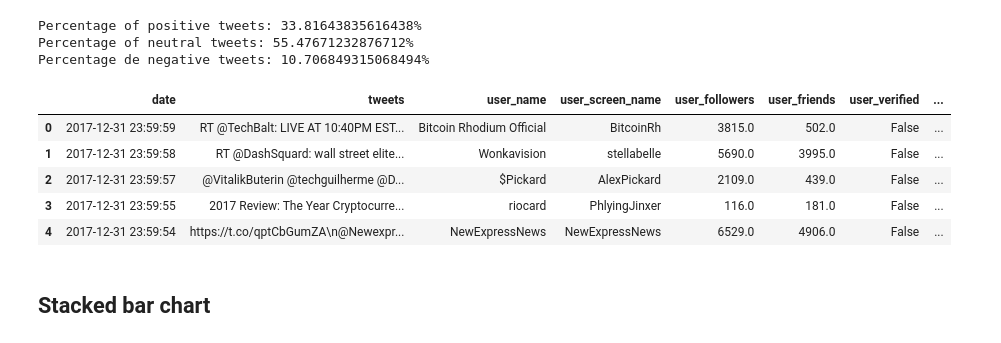
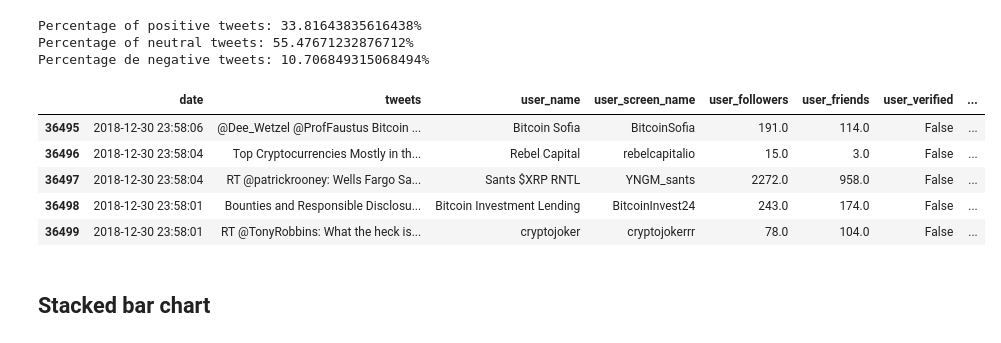
Before and after one commit to HomuraNagato/crypto-markov-ga, a Jupyter notebook: twitter-sentiment/twitter_sentiment_analysis.ipynb, the cells around one changed output. Saved outputs shown, nothing was run; the diff lists cells and outputs as text; code cells hidden in the pictures.

```diff
--- a/twitter-sentiment/twitter_sentiment_analysis.ipynb
+++ b/twitter-sentiment/twitter_sentiment_analysis.ipynb
@@ -142,15 +132,20 @@ sentiment_analysis(S2)
 Percentage of positive tweets: 33.81643835616438%
 Percentage of neutral tweets: 55.47671232876712%
 Percentage de negative tweets: 10.706849315068494%
+# %%
+S2['rounded_hour'] = S2['date'].dt.round('H')
+S2['rounded_day'] = pd.to_datetime(S2['rounded_hour'], format='%Y-%m-%d').dt.strftime('%Y-%m-%d')
+S2['rounded_week'] = pd.to_datetime(S2['rounded_hour'], format='%Y-%m-%d').dt.strftime('%Y-%W')
+S2['rounded_month'] = pd.to_datetime(S2['rounded_hour'], format='%Y-%m-%d').dt.strftime('%Y-%m')
 # %%
-S2.head()
+S2.tail()
 # %% [output]
 |  | date | tweets | user_name | user_screen_name | user_followers | user_friends | user_verified | ... |
-| 0 | 2017-12-31 23:59:59 | RT @TechBalt: LIVE AT 10:40PM EST... | Bitcoin Rhodium Official | BitcoinRh | 3815.0 | 502.0 | False | ... |
-| 1 | 2017-12-31 23:59:58 | RT @DashSquard: wall street elite... | Wonkavision | stellabelle | 5690.0 | 3995.0 | False | ... |
-| 2 | 2017-12-31 23:59:57 | @VitalikButerin @techguilherme @D... | $Pickard | AlexPickard | 2109.0 | 439.0 | False | ... |
-| 3 | 2017-12-31 23:59:55 | 2017 Review: The Year Cryptocurre... | riocard | PhlyingJinxer | 116.0 | 181.0 | False | ... |
-| 4 | 2017-12-31 23:59:54 | https://t.co/qptCbGumZA\n@Newexpr... | NewExpressNews | NewExpressNews | 6529.0 | 4906.0 | False | ... |
+| 36495 | 2018-12-30 23:58:06 | @Dee_Wetzel @ProfFaustus Bitcoin ... | Bitcoin Sofia | BitcoinSofia | 191.0 | 114.0 | False | ... |
+| 36496 | 2018-12-30 23:58:04 | Top Cryptocurrencies Mostly in th... | Rebel Capital | rebelcapitalio | 15.0 | 3.0 | False | ... |
+| 36497 | 2018-12-30 23:58:04 | RT @patrickrooney: Wells Fargo Sa... | Sants $XRP RNTL | YNGM_sants | 2272.0 | 958.0 | False | ... |
+| 36498 | 2018-12-30 23:58:01 | Bounties and Responsible Disclosu... | Bitcoin Investment Lending | BitcoinInvest24 | 243.0 | 174.0 | False | ... |
+| 36499 | 2018-12-30 23:58:01 | RT @TonyRobbins: What the heck is... | cryptojoker | cryptojokerrr | 78.0 | 104.0 | False | ... |
 # %% [markdown]
 ## Stacked bar chart
 # %%
```
Also changed, not shown: parts of 12 cells of this notebook, 10 other files.
